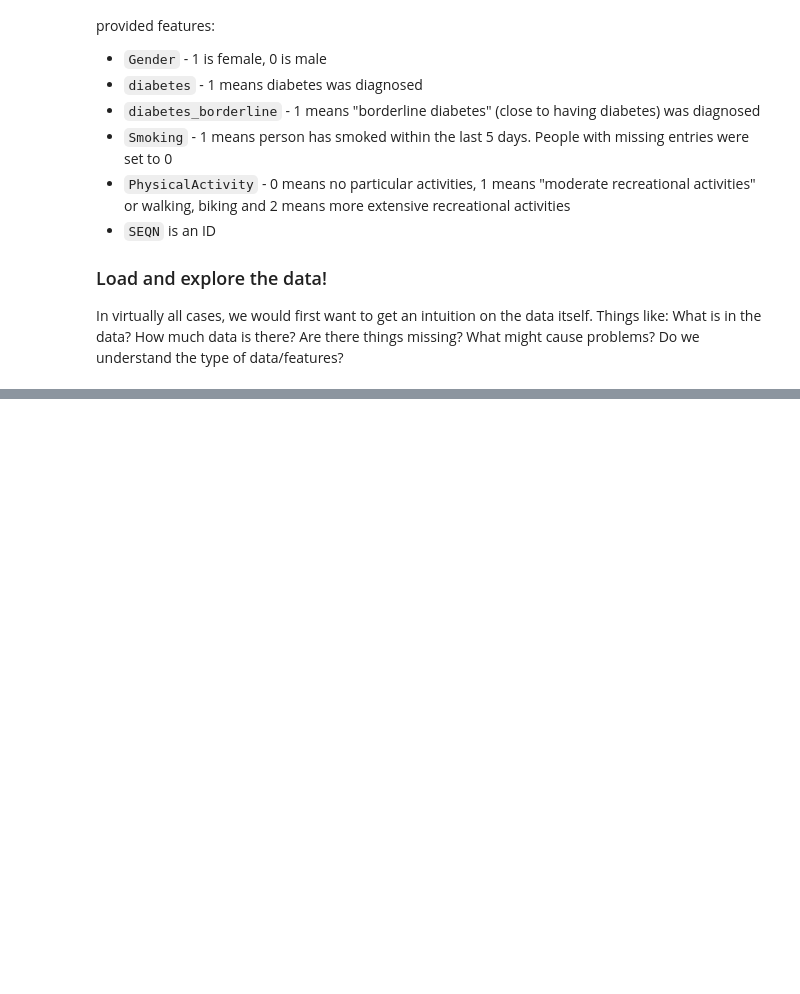
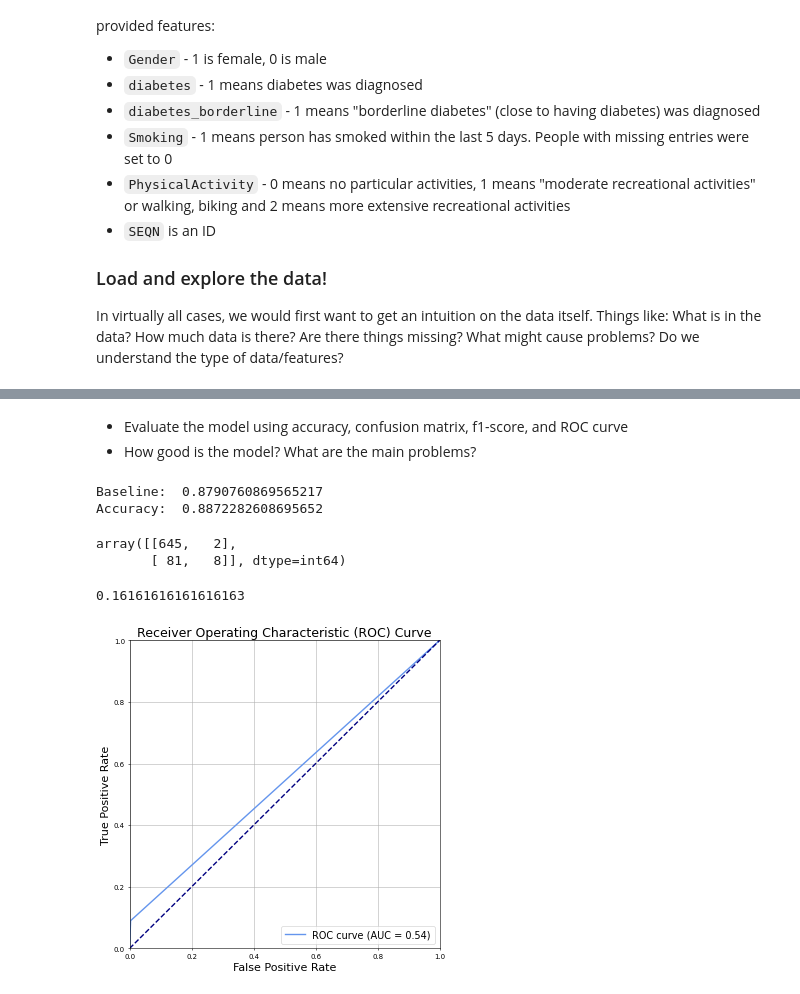
Before and after one commit to Knerten0815/ai_for_smart_health, a Jupyter notebook: Portfolio/ai_smart_health_portfolio_01_diabetes_prediction_template.ipynb, the cells around one changed output, grey strips where cells are left out. Drawn from its saved outputs; the diff is of its cells as text; code cells hidden in the pictures; blank space fills up the shorter version.

```diff
--- a/Portfolio/ai_smart_health_portfolio_01_diabetes_prediction_template.ipynb
+++ b/Portfolio/ai_smart_health_portfolio_01_diabetes_prediction_template.ipynb
@@ -111,0 +186,9 @@ data.head()
+# %%
+# split train and test data into 70% and 30% respectively
+y_train, y_test, X_train, X_test = train_test_split(y, X, test_size=0.3, random_state=42)
+# split the 30% test data into 15% and 15% for validation and test respectively
+y_test, y_val, X_test, X_val = train_test_split(y_test, X_test, test_size=0.5, random_state=42)
+
+# check the shape of the data
+print(X_test.shape, X_val.shape, X_train.shape)
+print(y_test.shape, y_val.shape, y_train.shape)
@@ -111,0 +280,53 @@ data.head()
+# %% [markdown]
+- Evaluate the model using accuracy, confusion matrix, f1-score, and ROC curve
+- How good is the model? What are the main problems?
+# %%
+from sklearn import metrics
+
+y_predicted = model.predict(X_val)
+stupid_predictions = np.zeros(len(y_val))
+
+accuracy = metrics.accuracy_score(y_val, stupid_predictions)
+print("Baseline: ", accuracy)
+accuracy = metrics.accuracy_score(y_val, y_predicted)
+print("Accuracy: ", accuracy)
+# %% [output]
+Baseline:  0.8790760869565217
+Accuracy:  0.8872282608695652
+# %%
+sklearn.metrics.confusion_matrix(y_val, y_predicted)
+# %% [output]
+array([[645,   2],
+       [ 81,   8]], dtype=int64)
+# %%
+metrics.f1_score(y_val, y_predicted)
+# %% [output]
+0.16161616161616163
+# %%
+def plot_roc_curve(labels, predicted_labels):
+    # Calculate the false positive rate (FPR) and true positive rate (TPR)
+    fpr, tpr, _ = metrics.roc_curve(labels, predicted_labels)
+
+    # Calculate the AUC (Area Under the Curve)
+    roc_auc = metrics.auc(fpr, tpr)
+
+    # Plot the ROC curve
+    fig, ax = plt.subplots(figsize=(8, 8), dpi=50)
+    ax.plot(fpr, tpr, color='cornflowerblue', lw=2,
+            label=f'ROC curve (AUC = {roc_auc:.2f})')
+    ax.plot([0, 1], [0, 1], color='navy', lw=2,
+            linestyle='--')  # Diagonal line
+    ax.set_xlim([0.0, 1.0])
+    ax.set_ylim([0.0, 1.0])
+    plt.xlabel('False Positive Rate', fontsize=16)
+    plt.ylabel('True Positive Rate', fontsize=16)
+    plt.title('Receiver Operating Characteristic (ROC) Curve', fontsize=18)
+    plt.legend(loc="lower right", fontsize=14)
+    plt.grid(True)
+
+    # Show the plot
+    plt.show()
+
+plot_roc_curve(y_val, y_predicted)
+# %% [output]
+[figure, added]
```
Also changed, not shown: parts of 26 cells of this notebook, 1 other file.
